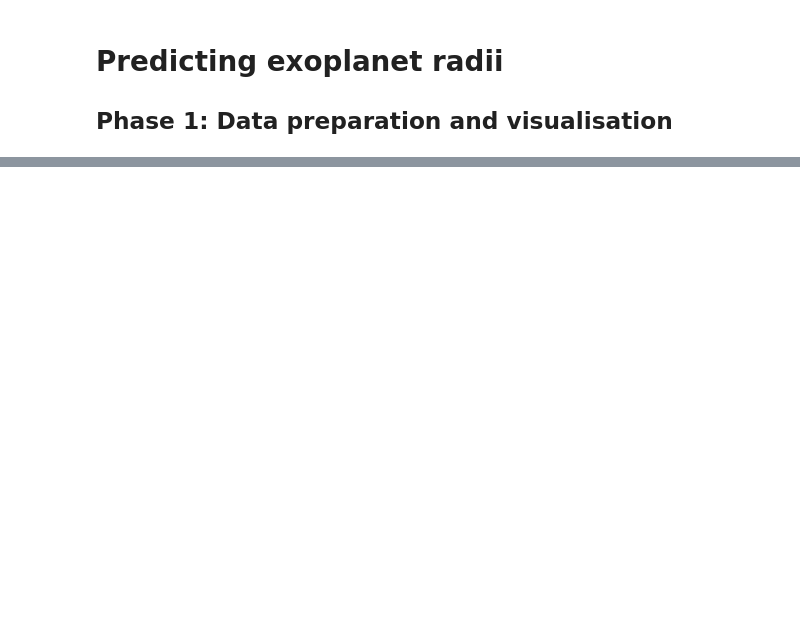
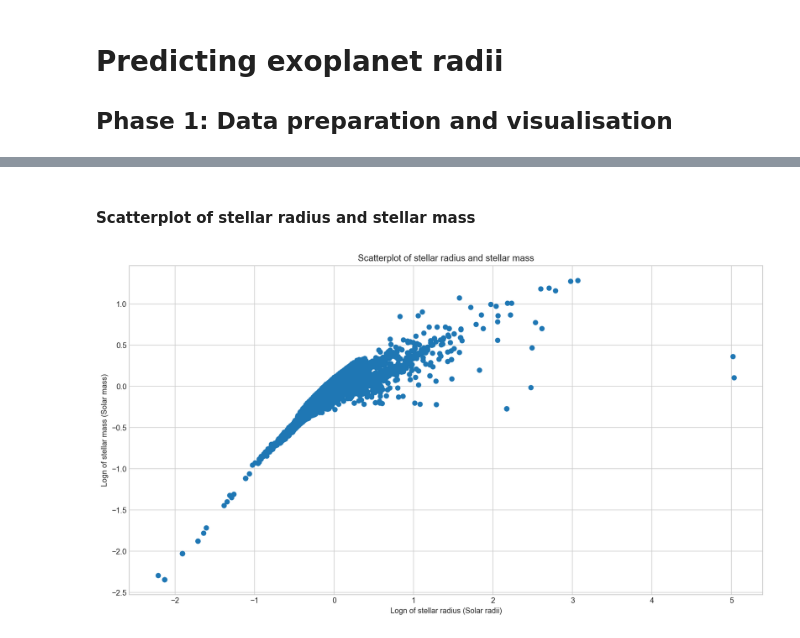
Before and after one commit to GeordieEK/Exoplanet-Radius-Prediction, a Jupyter notebook: Exoplanets-BG.ipynb, the cells around one changed output, grey strips where cells are left out. Cells and saved outputs as stored; diff of their text form; code cells hidden in the pictures; blank space fills up the shorter version.

```diff
--- a/Exoplanets-BG.ipynb
+++ b/Exoplanets-BG.ipynb
@@ -199,0 +396,11 @@ dfiltered.sample(10)
+# %% [markdown]
+#### Scatterplot of stellar radius and stellar mass
+# %%
+plt.figure(figsize = (15,8))
+plt.scatter(np.log(df['koi_srad']), np.log(df['koi_smass']))
+plt.title('Scatterplot of stellar radius and stellar mass')
+plt.xlabel("Logn of stellar radius (Solar radii)")
+plt.ylabel("Logn of stellar mass (Solar mass)")
+plt.show()
+# %% [output]
+[figure, added]
```
Also changed, not shown: parts of 81 cells of this notebook, 1 other file.
